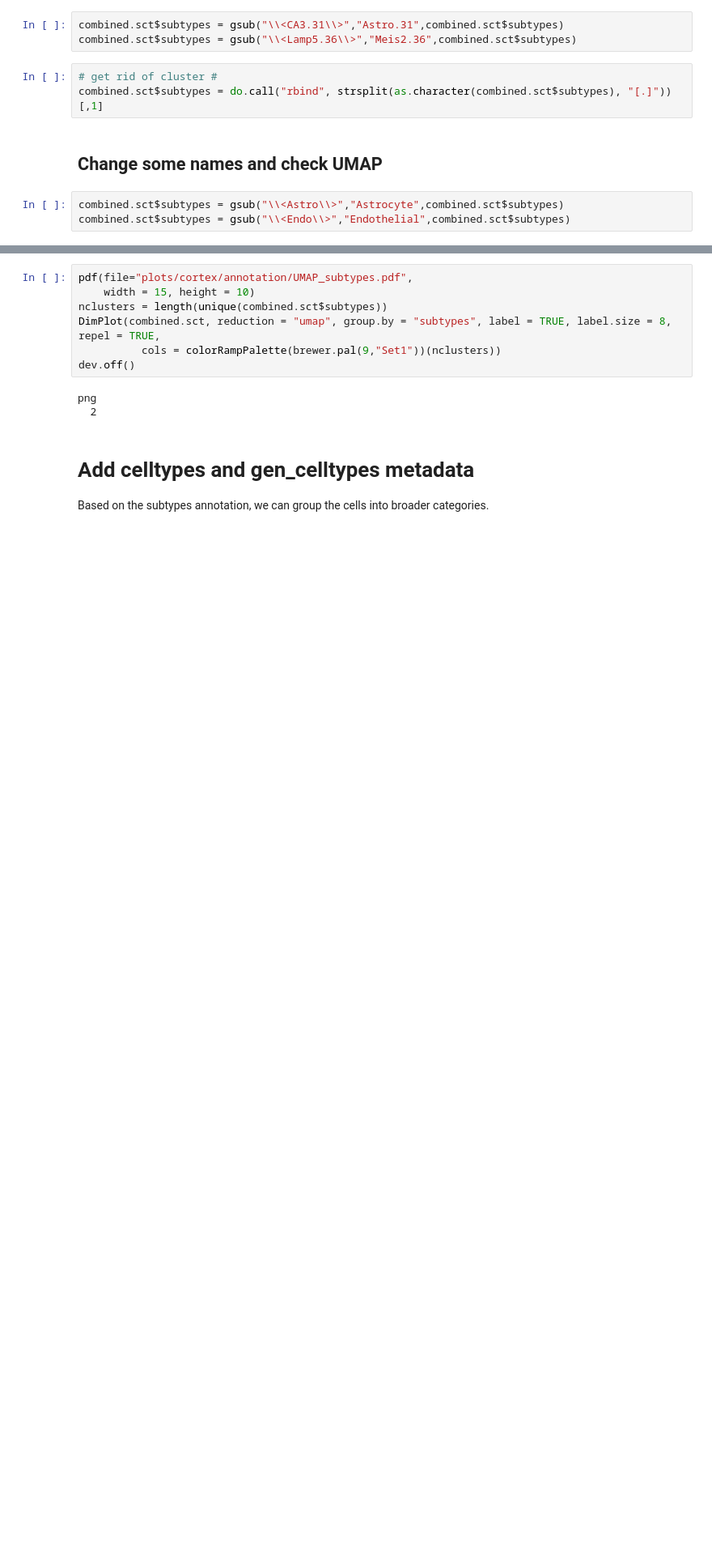
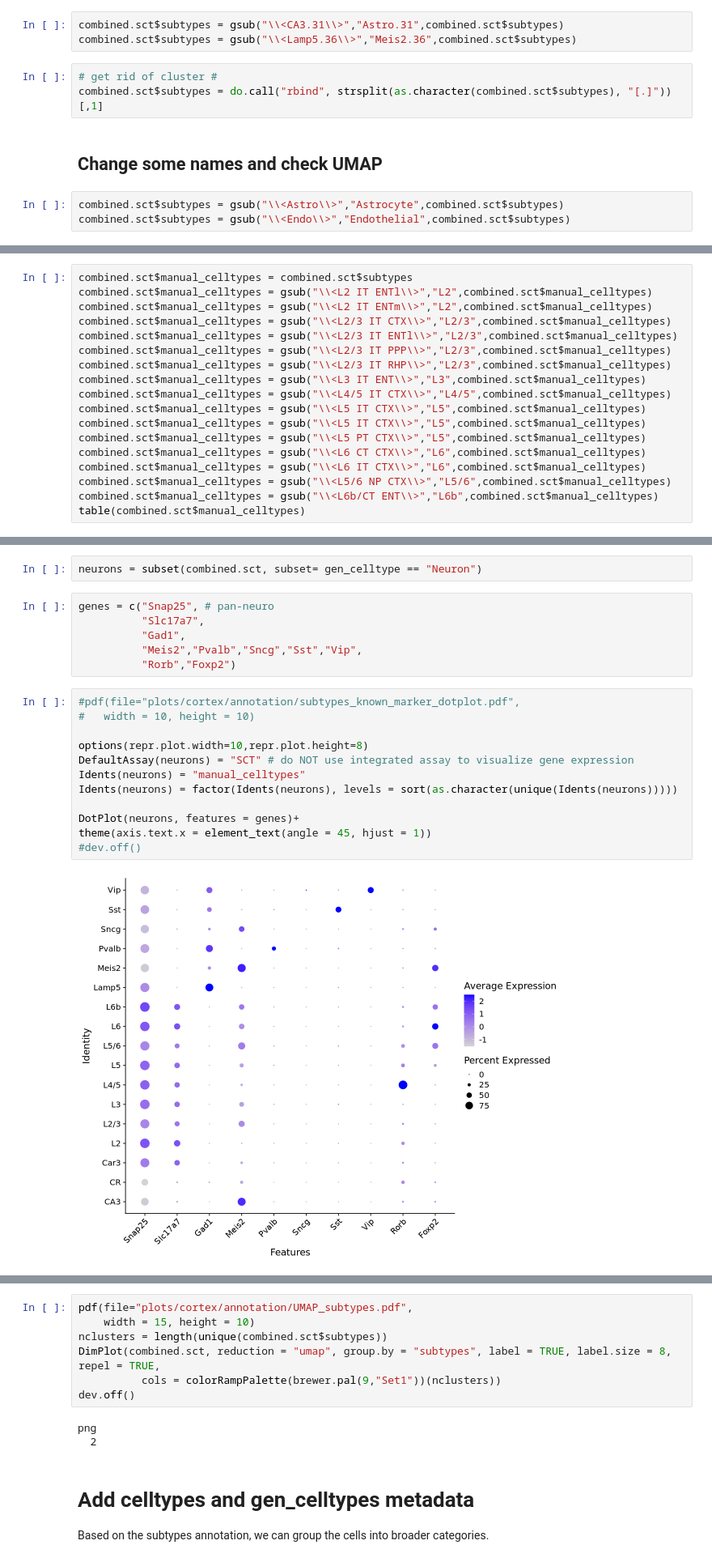
Before and after one commit to erebboah/enc4_mouse, a Jupyter notebook: snrna/scripts/CX_snRNA.ipynb, the cells around one changed output, grey strips where cells are left out. Shown at 81% size. Saved outputs shown, nothing was run; the diff lists cells and outputs as text; blank space fills up the shorter version.

```diff
--- a/snrna/scripts/CX_snRNA.ipynb
+++ b/snrna/scripts/CX_snRNA.ipynb
@@ -360,0 +382,18 @@ png
+# %%
+combined.sct$manual_celltypes = combined.sct$subtypes
+combined.sct$manual_celltypes = gsub("\\<L2 IT ENTl\\>","L2",combined.sct$manual_celltypes)
+combined.sct$manual_celltypes = gsub("\\<L2 IT ENTm\\>","L2",combined.sct$manual_celltypes)
+combined.sct$manual_celltypes = gsub("\\<L2/3 IT CTX\\>","L2/3",combined.sct$manual_celltypes)
+combined.sct$manual_celltypes = gsub("\\<L2/3 IT ENTl\\>","L2/3",combined.sct$manual_celltypes)
+combined.sct$manual_celltypes = gsub("\\<L2/3 IT PPP\\>","L2/3",combined.sct$manual_celltypes)
+combined.sct$manual_celltypes = gsub("\\<L2/3 IT RHP\\>","L2/3",combined.sct$manual_celltypes)
+combined.sct$manual_celltypes = gsub("\\<L3 IT ENT\\>","L3",combined.sct$manual_celltypes)
+combined.sct$manual_celltypes = gsub("\\<L4/5 IT CTX\\>","L4/5",combined.sct$manual_celltypes)
+combined.sct$manual_celltypes = gsub("\\<L5 IT CTX\\>","L5",combined.sct$manual_celltypes)
+combined.sct$manual_celltypes = gsub("\\<L5 IT CTX\\>","L5",combined.sct$manual_celltypes)
+combined.sct$manual_celltypes = gsub("\\<L5 PT CTX\\>","L5",combined.sct$manual_celltypes)
+combined.sct$manual_celltypes = gsub("\\<L6 CT CTX\\>","L6",combined.sct$manual_celltypes)
+combined.sct$manual_celltypes = gsub("\\<L6 IT CTX\\>","L6",combined.sct$manual_celltypes)
+combined.sct$manual_celltypes = gsub("\\<L5/6 NP CTX\\>","L5/6",combined.sct$manual_celltypes)
+combined.sct$manual_celltypes = gsub("\\<L6b/CT ENT\\>","L6b",combined.sct$manual_celltypes)
+table(combined.sct$manual_celltypes)
@@ -360,0 +411,22 @@ png
+# %%
+neurons = subset(combined.sct, subset= gen_celltype == "Neuron")
+# %%
+genes = c("Snap25", # pan-neuro
+          "Slc17a7",
+          "Gad1",
+          "Meis2","Pvalb","Sncg","Sst","Vip",
+          "Rorb","Foxp2")
+# %%
+#pdf(file="plots/cortex/annotation/subtypes_known_marker_dotplot.pdf",
+#   width = 10, height = 10)
+
+options(repr.plot.width=10,repr.plot.height=8)
+DefaultAssay(neurons) = "SCT" # do NOT use integrated assay to visualize gene expression
+Idents(neurons) = "manual_celltypes"
+Idents(neurons) = factor(Idents(neurons), levels = sort(as.character(unique(Idents(neurons)))))
+
+DotPlot(neurons, features = genes)+
+theme(axis.text.x = element_text(angle = 45, hjust = 1))
+#dev.off()
+# %% [output]
+[figure, added]
```
Also changed, not shown: parts of 10 cells of this notebook, 5 other files.
